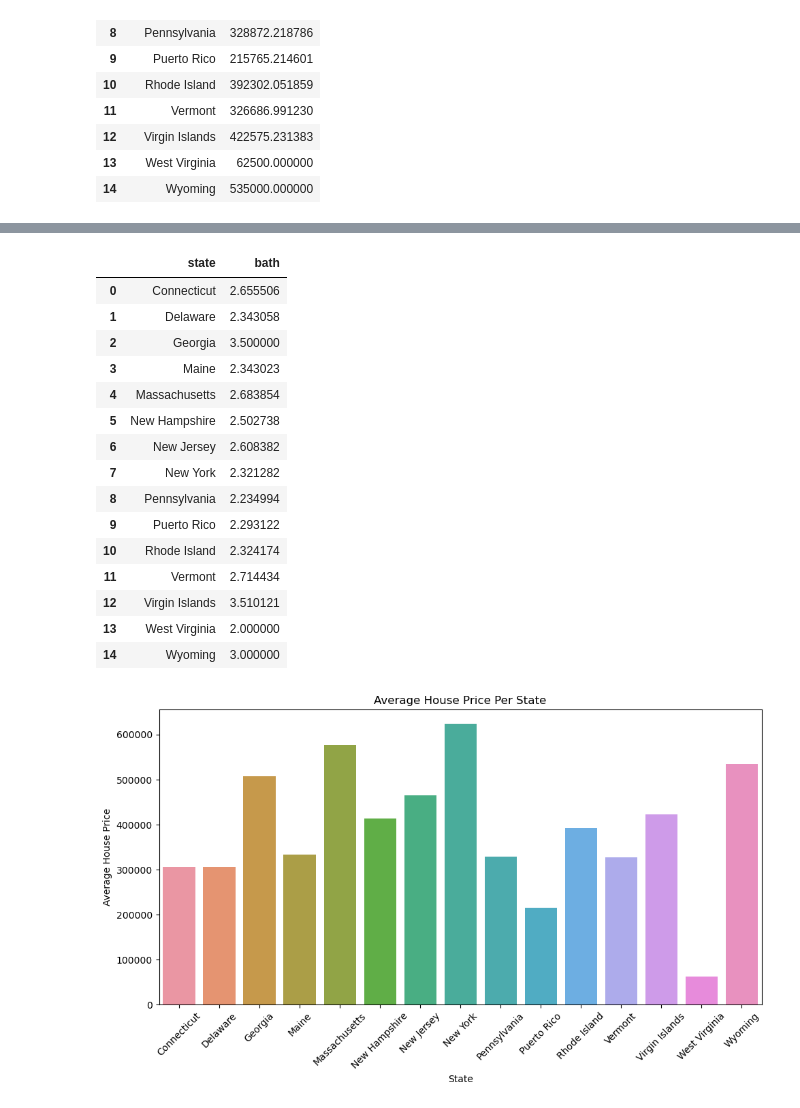
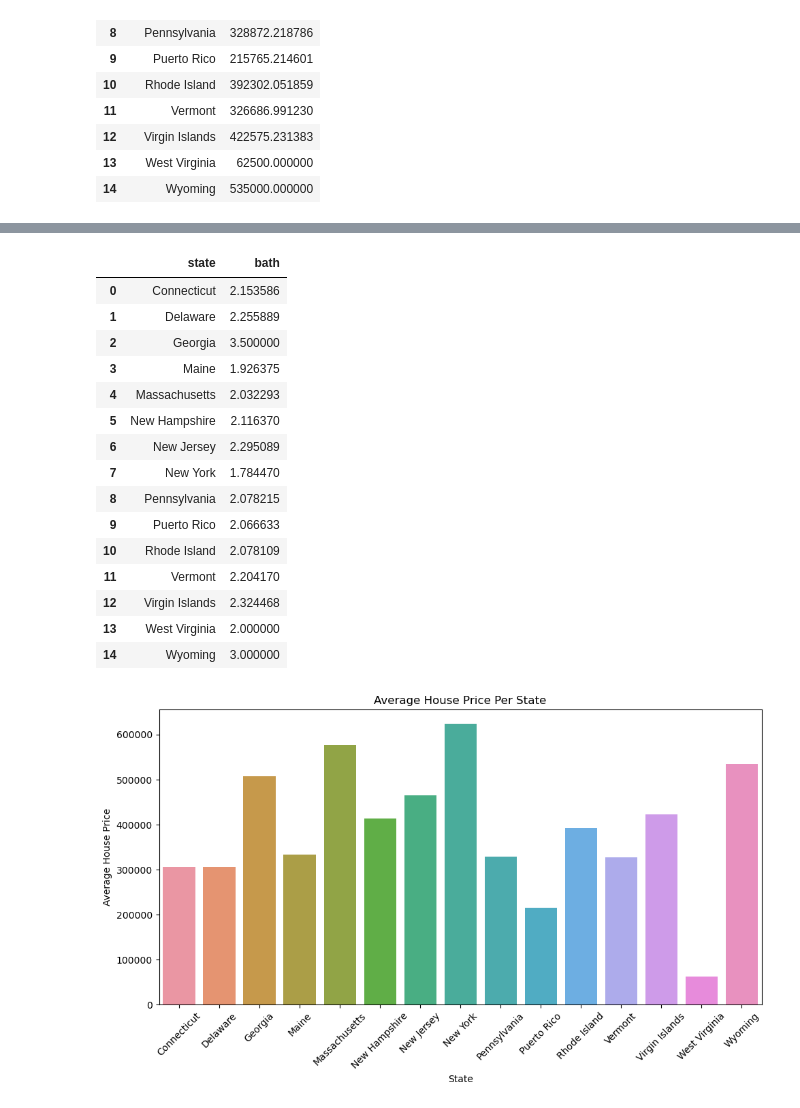
Before and after one commit to KimKarydas/House-Price-Prediction, a Jupyter notebook: US-real-estate.ipynb, the cells around one changed output, grey strips where cells are left out. Drawn from its saved outputs; the diff is of its cells as text; code cells hidden in the pictures.

```diff
--- a/US-real-estate.ipynb
+++ b/US-real-estate.ipynb
@@ -404,23 +405,23 @@ average_house_bed
 | 14 | Wyoming | 3.000000 |
 # %%
 #List average House size per satete
-average_house_bath = df.groupby('state')['bath'].mean().reset_index()
+average_house_bath = df_filtered.groupby('state')['bath'].mean().reset_index()
 average_house_bath
 # %% [output]
 |  | state | bath |
-| 0 | Connecticut | 2.655506 |
-| 1 | Delaware | 2.343058 |
+| 0 | Connecticut | 2.153586 |
+| 1 | Delaware | 2.255889 |
 | 2 | Georgia | 3.500000 |
-| 3 | Maine | 2.343023 |
-| 4 | Massachusetts | 2.683854 |
-| 5 | New Hampshire | 2.502738 |
-| 6 | New Jersey | 2.608382 |
-| 7 | New York | 2.321282 |
-| 8 | Pennsylvania | 2.234994 |
-| 9 | Puerto Rico | 2.293122 |
-| 10 | Rhode Island | 2.324174 |
-| 11 | Vermont | 2.714434 |
-| 12 | Virgin Islands | 3.510121 |
+| 3 | Maine | 1.926375 |
+| 4 | Massachusetts | 2.032293 |
+| 5 | New Hampshire | 2.116370 |
+| 6 | New Jersey | 2.295089 |
+| 7 | New York | 1.784470 |
+| 8 | Pennsylvania | 2.078215 |
+| 9 | Puerto Rico | 2.066633 |
+| 10 | Rhode Island | 2.078109 |
+| 11 | Vermont | 2.204170 |
+| 12 | Virgin Islands | 2.324468 |
 | 13 | West Virginia | 2.000000 |
 | 14 | Wyoming | 3.000000 |
 # %%
```
Also changed, not shown: parts of 14 cells of this notebook.
